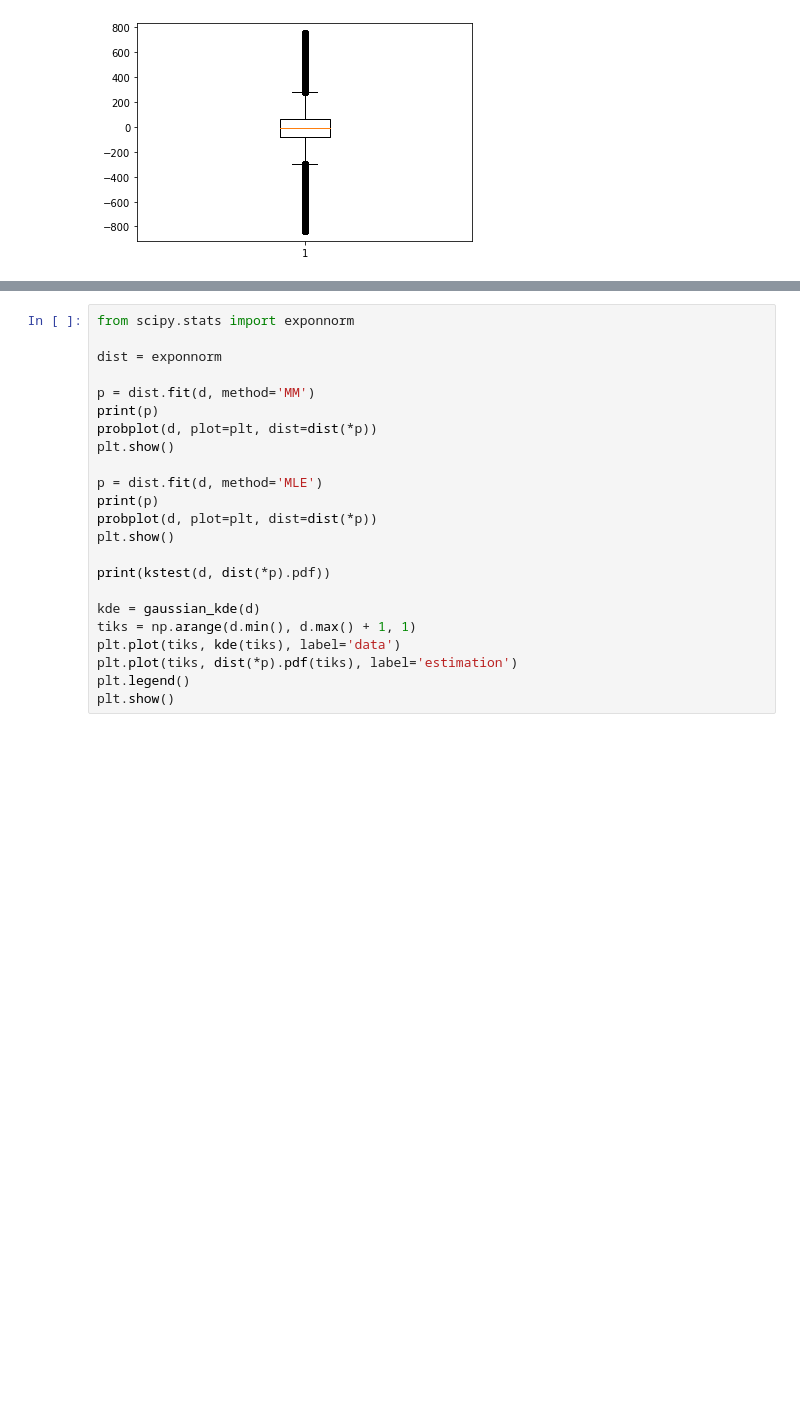
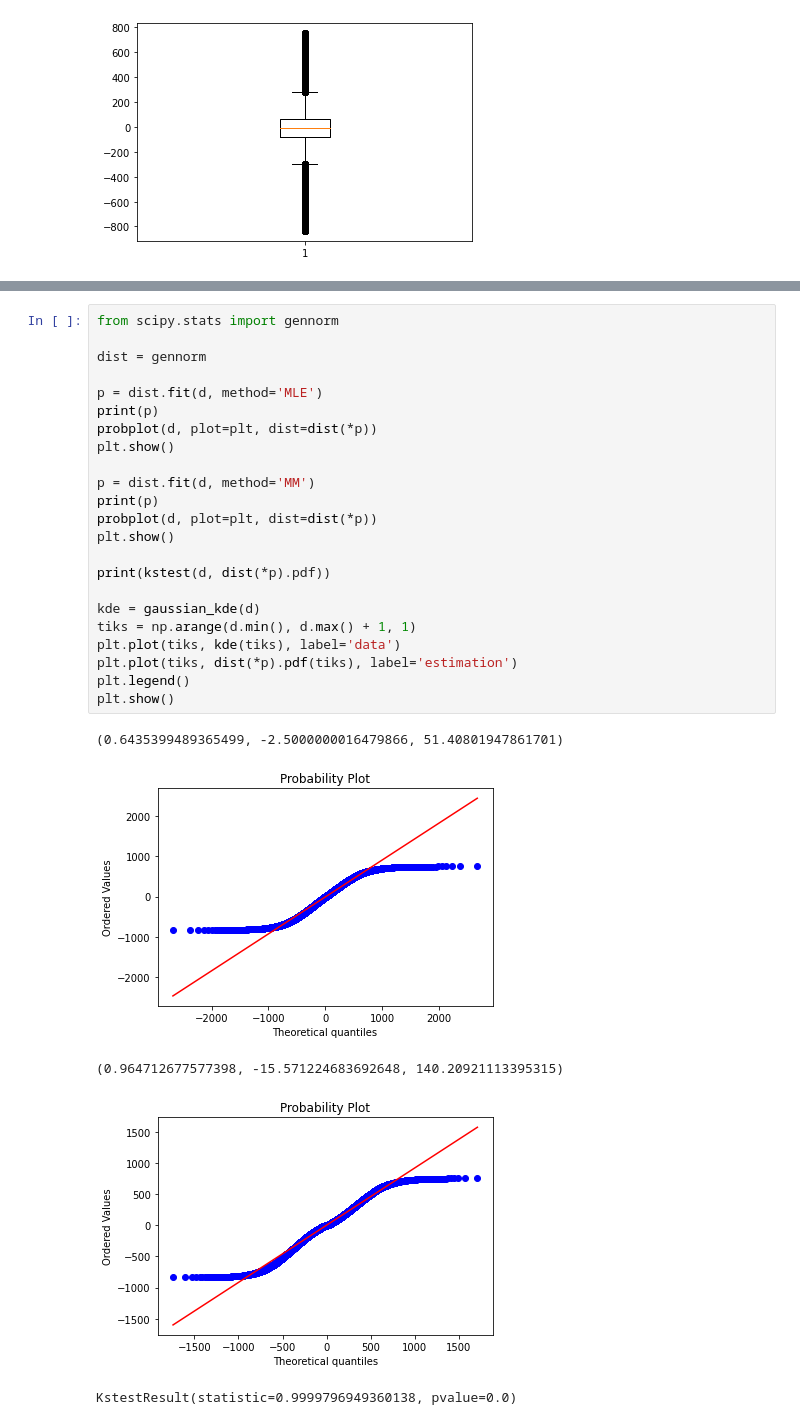
Before and after one commit to zuevmaxim/m-m2021, a Jupyter notebook: lab1.ipynb, the cells around one changed output, grey strips where cells are left out. Drawn from its saved outputs; the diff is of its cells as text; blank space fills up the shorter version.

```diff
--- a/lab1.ipynb
+++ b/lab1.ipynb
@@ -224,23 +208,29 @@ laplace pvalue= 2.9357009215242646e-238 (-6.25, 127.25725639283476)
 # %%
-from scipy.stats import exponnorm
+from scipy.stats import gennorm
 
-dist = exponnorm
+dist = gennorm
 
-p = dist.fit(d, method='MM')
+p = dist.fit(d, method='MLE')
 print(p)
 probplot(d, plot=plt, dist=dist(*p))
 plt.show()
 
-p = dist.fit(d, method='MLE')
+p = dist.fit(d, method='MM')
 print(p)
 probplot(d, plot=plt, dist=dist(*p))
 plt.show()
 
 print(kstest(d, dist(*p).pdf))
 
 kde = gaussian_kde(d)
 tiks = np.arange(d.min(), d.max() + 1, 1)
 plt.plot(tiks, kde(tiks), label='data')
 plt.plot(tiks, dist(*p).pdf(tiks), label='estimation')
 plt.legend()
 plt.show()
+# %% [output]
+(0.6435399489365499, -2.5000000016479866, 51.40801947861701)
+[figure, added]
+(0.964712677577398, -15.571224683692648, 140.20921113395315)
+[figure, added]
+KstestResult(statistic=0.9999796949360138, pvalue=0.0)
```
Also changed, not shown: parts of 14 cells of this notebook.
